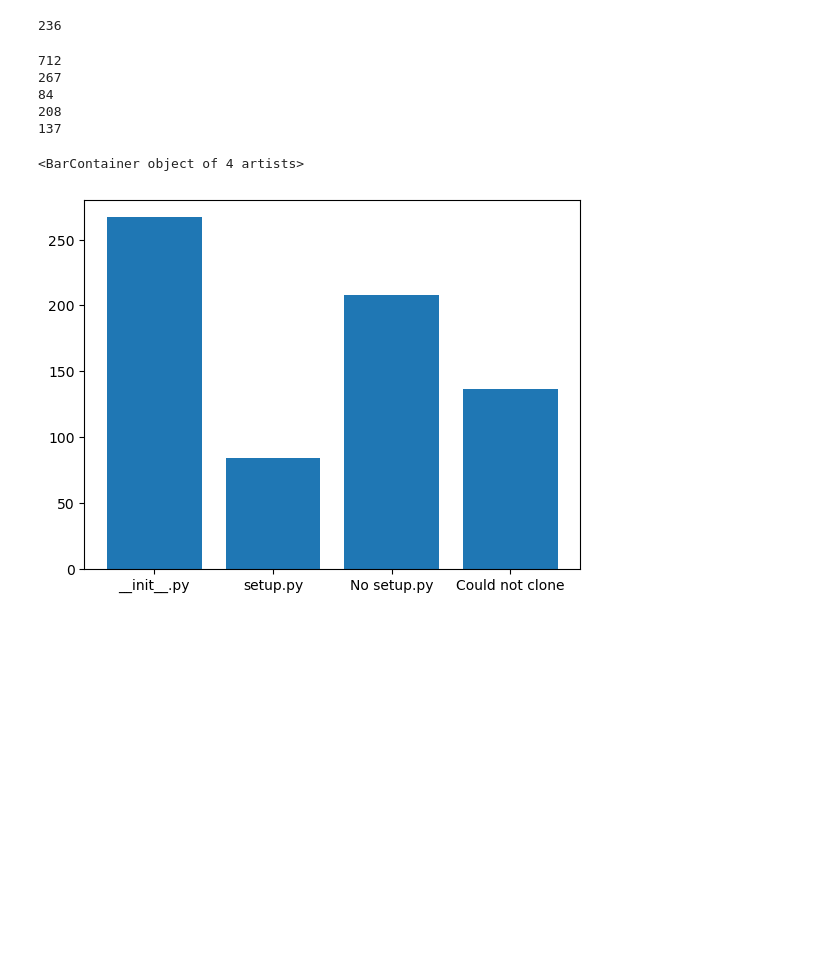
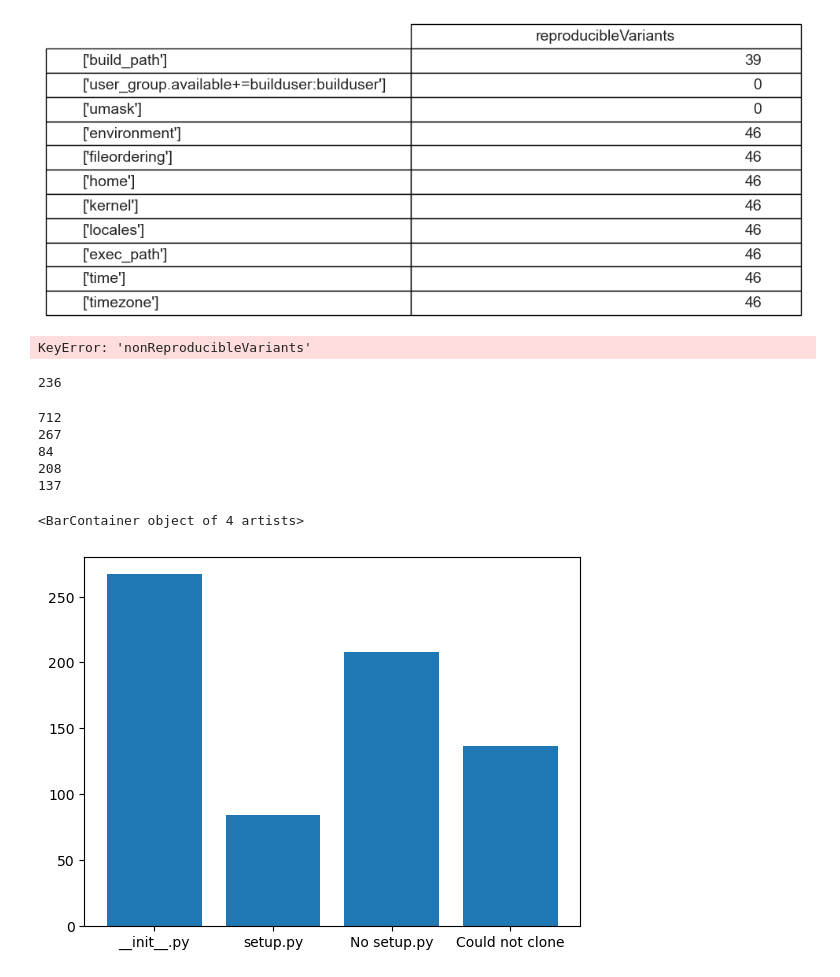
Before and after one commit to DEVSOG12/mavenRepoTest, a Jupyter notebook: analyzingData/index.ipynb, the cells around one changed output. Saved outputs shown, nothing was run; the diff lists cells and outputs as text; code cells hidden in the pictures; blank space fills up the shorter version.

```diff
--- a/analyzingData/index.ipynb
+++ b/analyzingData/index.ipynb
@@ -87,3 +258,26 @@ factotum 0.1.6
+# %%
+# Draw a simple table to show the distrubution of reproducibleVariants
+# sns.scatterplot(data=distrubutionDf, x="variant", y="reproducibleVariants", hue="reproducibleVariants", size="reproducibleVariants", sizes=(20, 200))
+
+table = plt.table(cellText=distrubutionDf['reproducibleVariants'].values.reshape(-1, 1), colLabels=['reproducibleVariants'], rowLabels=distrubutionDf['variant'].values.reshape(-1, 1), loc='center', bbox=[0, 0, 1, 1])
+
+table.set_fontsize(14)
+table.scale(1, 2)
+
+plt.axis('off')
+
+plt.show()
+# %% [output]
+[figure, added]
+# %%
+# Show projects that had exact same variants in nonReproducibleVariants list
+# dataframe.head(400)
+
+# Filter dataframe to only show projects that had exact same variants in nonReproducibleVariants list ['variant1', 'variant2', 'variant3', ...]
+dataframe = dataframe.loc[dataframe['nonReproducibleVariants'].str.contains('umask')]
+dataframe.head(400)
+# %% [output]
+KeyError: 'nonReproducibleVariants'
 # %%
 
 dfr = dataframe.loc[dataframe['status'] == 'Success']
```
Also changed, not shown: parts of 22 cells of this notebook, 16 other files.
